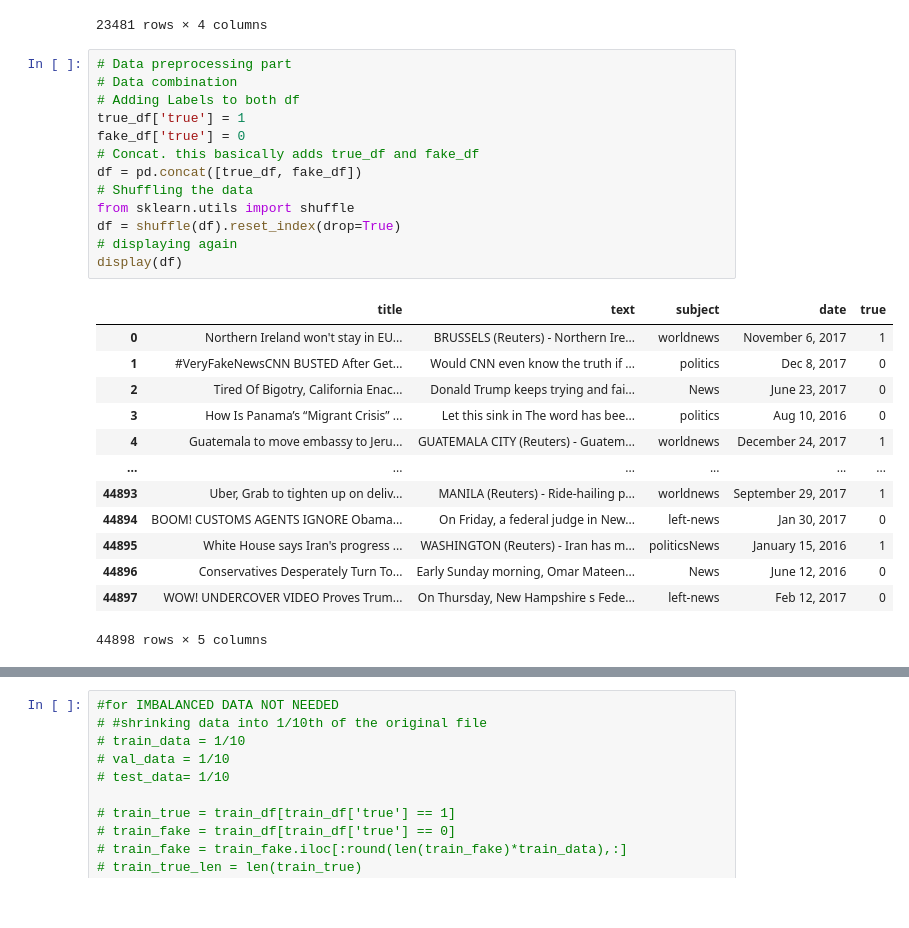
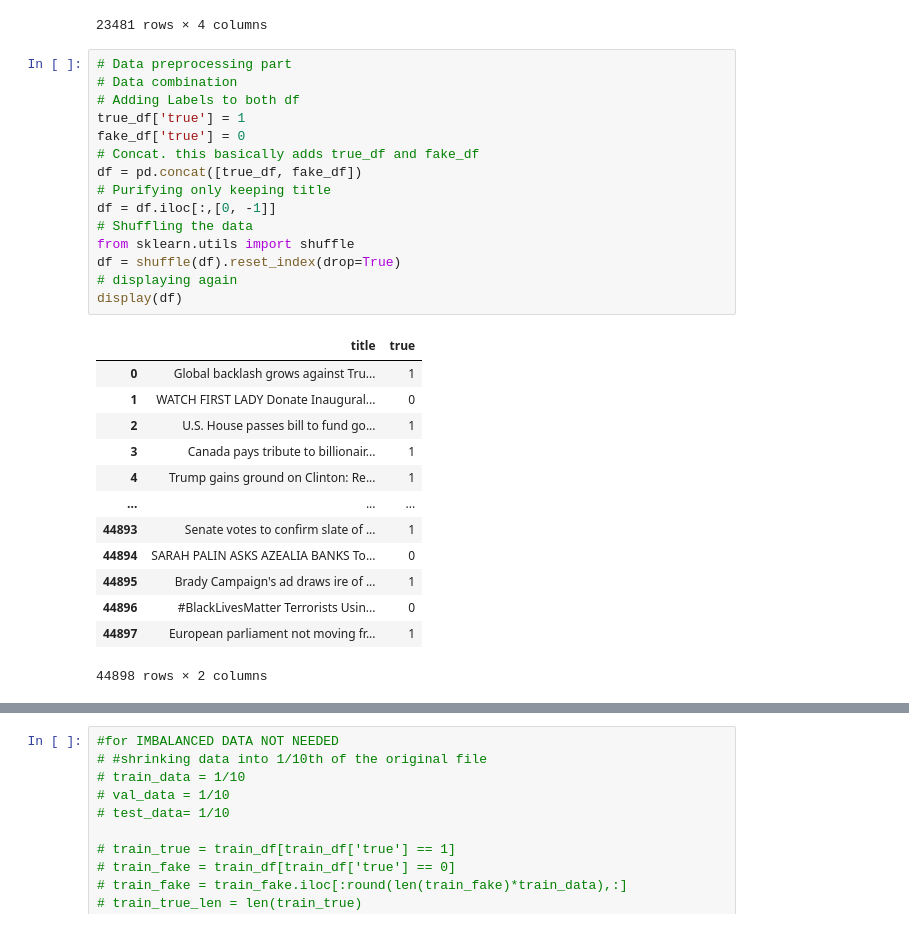
Before and after one commit to hhumayune/Fake-News-Detector, a Jupyter notebook: fake_news_detection.ipynb, the cells around one changed output, grey strips where cells are left out. Cells and saved outputs as stored; diff of their text form.

```diff
--- a/fake_news_detection.ipynb
+++ b/fake_news_detection.ipynb
@@ -45,30 +45,32 @@ display(fake_df)
 # %%
 # Data preprocessing part
 # Data combination
 # Adding Labels to both df
 true_df['true'] = 1
 fake_df['true'] = 0
 # Concat. this basically adds true_df and fake_df
 df = pd.concat([true_df, fake_df])
+# Purifying only keeping title
+df = df.iloc[:,[0, -1]]
 # Shuffling the data
 from sklearn.utils import shuffle
 df = shuffle(df).reset_index(drop=True)
 # displaying again
 display(df)
 # %% [output]
-|  | title | text | subject | date | true |
-| 0 | Northern Ireland won't stay in EU... | BRUSSELS (Reuters) - Northern Ire... | worldnews | November 6, 2017 | 1 |
-| 1 | #VeryFakeNewsCNN BUSTED After Get... | Would CNN even know the truth if ... | politics | Dec 8, 2017 | 0 |
-| 2 | Tired Of Bigotry, California Enac... | Donald Trump keeps trying and fai... | News | June 23, 2017 | 0 |
-| 3 | How Is Panama’s “Migrant Crisis” ... | Let this sink in The word has bee... | politics | Aug 10, 2016 | 0 |
-| 4 | Guatemala to move embassy to Jeru... | GUATEMALA CITY (Reuters) - Guatem... | worldnews | December 24, 2017 | 1 |
-| ... | ... | ... | ... | ... | ... |
-| 44893 | Uber, Grab to tighten up on deliv... | MANILA (Reuters) - Ride-hailing p... | worldnews | September 29, 2017 | 1 |
-| 44894 | BOOM! CUSTOMS AGENTS IGNORE Obama... | On Friday, a federal judge in New... | left-news | Jan 30, 2017 | 0 |
-| 44895 | White House says Iran's progress ... | WASHINGTON (Reuters) - Iran has m... | politicsNews | January 15, 2016 | 1 |
-| 44896 | Conservatives Desperately Turn To... | Early Sunday morning, Omar Mateen... | News | June 12, 2016 | 0 |
-| 44897 | WOW! UNDERCOVER VIDEO Proves Trum... | On Thursday, New Hampshire s Fede... | left-news | Feb 12, 2017 | 0 |
+|  | title | true |
+| 0 | Global backlash grows against Tru... | 1 |
+| 1 | WATCH FIRST LADY Donate Inaugural... | 0 |
+| 2 | U.S. House passes bill to fund go... | 1 |
+| 3 | Canada pays tribute to billionair... | 1 |
+| 4 | Trump gains ground on Clinton: Re... | 1 |
+| ... | ... | ... |
+| 44893 | Senate votes to confirm slate of ... | 1 |
+| 44894 | SARAH PALIN ASKS AZEALIA BANKS To... | 0 |
+| 44895 | Brady Campaign's ad draws ire of ... | 1 |
+| 44896 | #BlackLivesMatter Terrorists Usin... | 0 |
+| 44897 | European parliament not moving fr... | 1 |
-44898 rows × 5 columns
+44898 rows × 2 columns
 # %%
 # Preprocessing functions for eliminating noise
 def preprocess_text(text):
```
Also changed, not shown: parts of 13 cells of this notebook.
